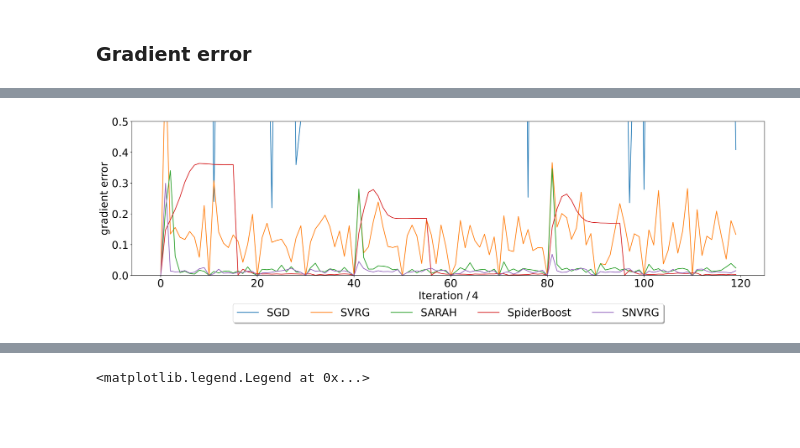
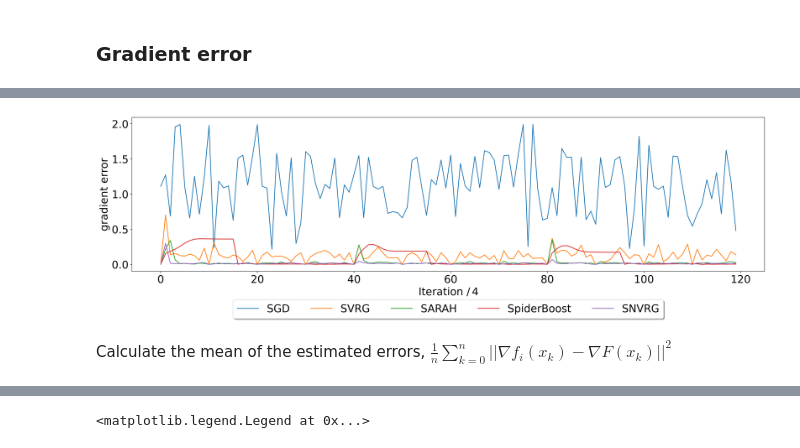
Before and after one commit to AlbertoSinigaglia/optimizer-sarah-spiderboost-snvrg, a Jupyter notebook: optimizers.ipynb, the cells around one changed output, grey strips where cells are left out. Drawn from its saved outputs; the diff is of its cells as text; code cells hidden in the pictures; blank space fills up the shorter version.

Commit message:
add documentation an reformated algorithms code

```diff
--- a/optimizers.ipynb
+++ b/optimizers.ipynb
@@ -205,6 +239,7 @@ starting_point = {
     }
 }[DATASET][LOSS]
 # %%
+# min used to plot the final plots, precalculated using GD for a long time
 MIN = {
     "cat-vs-dog":{
         "mse": 1,
@@ -222,4 +257,7 @@ MIN = {
         "cross_entropy_regularized": 0.26535480270464623,
     }
 }[DATASET][LOSS]
+
+if SHOW_ANIMATION:
+    starting_point = np.array([40, 80])
 # %%
@@ -257,8 +297,8 @@ def grad_robust_lin_reg_array(data, w, targets):
 alpha = 1/10
 def loss_cross_entropy_regularized(data, targets, w):
     return (
-                   -np.log(1e-10 + 1/(1+ np.exp(-np.dot(data, w).astype("float64")))) * targets
-                   -np.log(1e-10 + 1 - 1/(1+ np.exp(-np.dot(data, w).astype("float64")))) * (1-targets)
+                   -np.log(1e-10 + 1/(1+ np.exp(-np.dot(data, w)))) * targets
+                   -np.log(1e-10 + 1 - 1/(1+ np.exp(-np.dot(data, w)))) * (1-targets)
            ).mean() + \
            (w**2 / (w**2 + 1)).sum() * alpha
 def grad_cross_entropy_regularized_single(sample, w, target):
@@ -1176,41 +1366,68 @@ real_grad_sarah_error = []
 real_grad_spider_boost_error = []
 real_grad_snvrg_error = []
 flag = False
+# to calculate the gradient on the correct minibatch, we do the same
+# as we did for the algorithms, using the same seed
+
+# over the epochs
 for i in range(EPOCHS):
     if flag: break
+    # over the minibatches 2 times per epochs
     for j in range(2):
         if flag: break
+        # set the seed to have the same minibatches as in the algorithms
         np.random.seed(i * 2 + j)
         chunked_data, chunked_target = getMiniBatch()
         for n, (c_data, c_targets) in enumerate(zip(chunked_data, chunked_target)):
             if flag: break
             for iter in range(ITERS_PER_BATCH):
                 if flag: break
+                # calculate the number of update
                 index = (
                         i * 2 * len(chunked_target) * ITERS_PER_BATCH +
                         j * len(chunked_target) * ITERS_PER_BATCH +
                         n * ITERS_PER_BATCH +
                         iter
                 )
+                # stop if we reach the desider number of iterations
                 if index == TO:
                     flag = True
                     break
+                # norm between the calculated/estimated gradient and the correct one
+                # (scaled ot unit vectors to avoid problem with biased estimators)
                 real_grad_sgd_error.append(
                     np.linalg.norm(
                         unit_vector(grad_array(c_data, track_all_w_sgd[index], c_targets)) -
                         unit_vector(track_grad_sgd[index]))
                 )
+                # norm between the calculated/estimated gradient and the correct one
+                # (scaled ot unit vectors to avoid problem with biased estimators)
                 real_grad_svrg_error.append(
-                    np.linalg.norm(unit_vector(grad_array(c_data, track_all_w_svrg[index], c_targets)) - unit_vector(track_grad_svrg[index]))
+                    np.linalg.norm(
+                        unit_vector(grad_array(c_data, track_all_w_svrg[index], c_targets)) -
+                        unit_vector(track_grad_svrg[index]))
                 )
+
+                # norm between the calculated/estimated gradient and the correct one
+                # (scaled ot unit vectors to avoid problem with biased estimators)
                 real_grad_sarah_error.append(
-                    np.linalg.norm(unit_vector(grad_array(c_data, track_all_w_sarah[index], c_targets)) - unit_vector(track_grad_sarah[index]))
+                    np.linalg.norm(
+                        unit_vector(grad_array(c_data, track_all_w_sarah[index], c_targets)) -
+                        unit_vector(track_grad_sarah[index]))
                 )
+                # norm between the calculated/estimated gradient and the correct one
+                # (scaled ot unit vectors to avoid problem with biased estimators)
                 real_grad_spider_boost_error.append(
-                    np.linalg.norm(unit_vector(grad_array(c_data, track_all_w_spider_boost[index], c_targets)) - unit_vector(track_grad_spider_boost[index]))
+                    np.linalg.norm(
+                        unit_vector(grad_array(c_data, track_all_w_spider_boost[index], c_targets)) -
+                        unit_vector(track_grad_spider_boost[index]))
                 )
+                # norm between the calculated/estimated gradient and the correct one
+                # (scaled ot unit vectors to avoid problem with biased estimators)
                 real_grad_snvrg_error.append(
-                    np.linalg.norm(unit_vector(grad_array(c_data, track_all_w_snvrg[index], c_targets)) - unit_vector(track_grad_snvrg[index]))
+                    np.linalg.norm(unit_vector(
+                        grad_array(c_data, track_all_w_snvrg[index], c_targets)) -
+                                   unit_vector(track_grad_snvrg[index]))
                 )
 
 real_grad_sgd_error = np.array(real_grad_sgd_error).reshape((MEAN_EACH, -1)).mean(axis=0)
@@ -1231,22 +1448,24 @@ Wall time: 2.42 s
 plt.rcParams.update({'font.size': 22})
 # %%
 plt.figure(figsize=(60/2.54, 15/2.54), dpi=400)
-plt.ylim(0,0.5)
+#plt.ylim(0,0.5)
 plt.rcParams.update({'font.size': 22})
 plt.plot(real_grad_sgd_error)
 plt.plot(real_grad_svrg_error)
 plt.plot(real_grad_sarah_error)
 plt.plot(real_grad_spider_boost_error)
 plt.plot(real_grad_snvrg_error)
 plt.xlabel(f"Iteration $/ \,{MEAN_EACH}$")
 plt.ylabel("gradient error")
 
 plt.legend(["SGD", "SVRG", "SARAH", "SpiderBoost", "SNVRG"], loc='upper center', bbox_to_anchor=(0.5, -0.15),
            fancybox=True, shadow=True, ncol=5)
 plt.show()
 plt.rcParams.update({'font.size': 10})
 # %% [output]
-[figure, old version]
+[figure, new version]
+# %% [markdown]
+Calculate the mean of the estimated errors, $\frac{1}{n}\sum_{k=0}^n||\nabla f_i(x_k) - \nabla F(x_k)||^2$
 # %%
 mean_sgd = real_grad_sgd_error.mean()
 mean_svrg = real_grad_svrg_error.mean()
```
Also changed, not shown: parts of 54 cells of this notebook.
